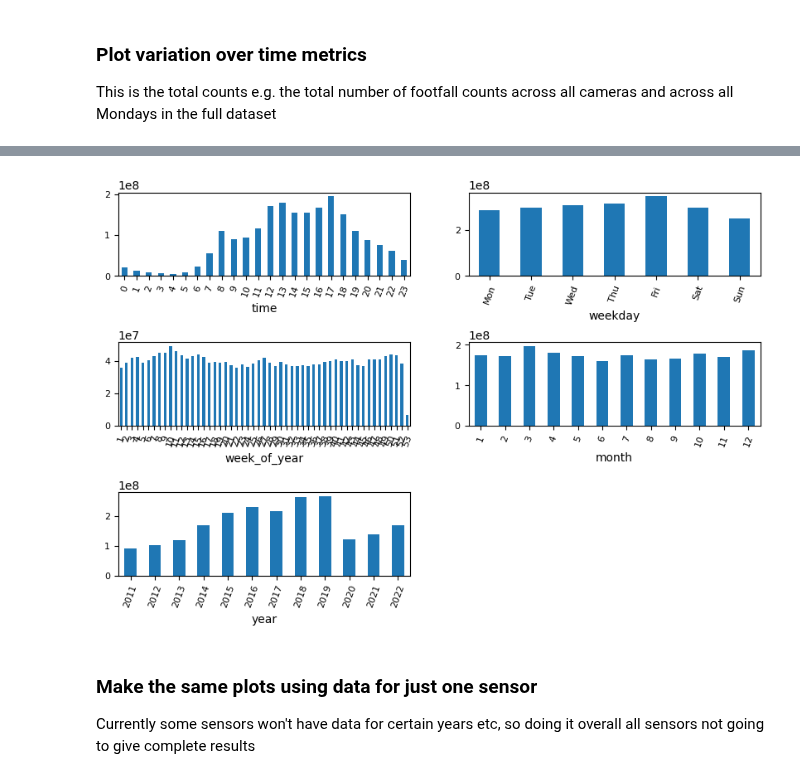
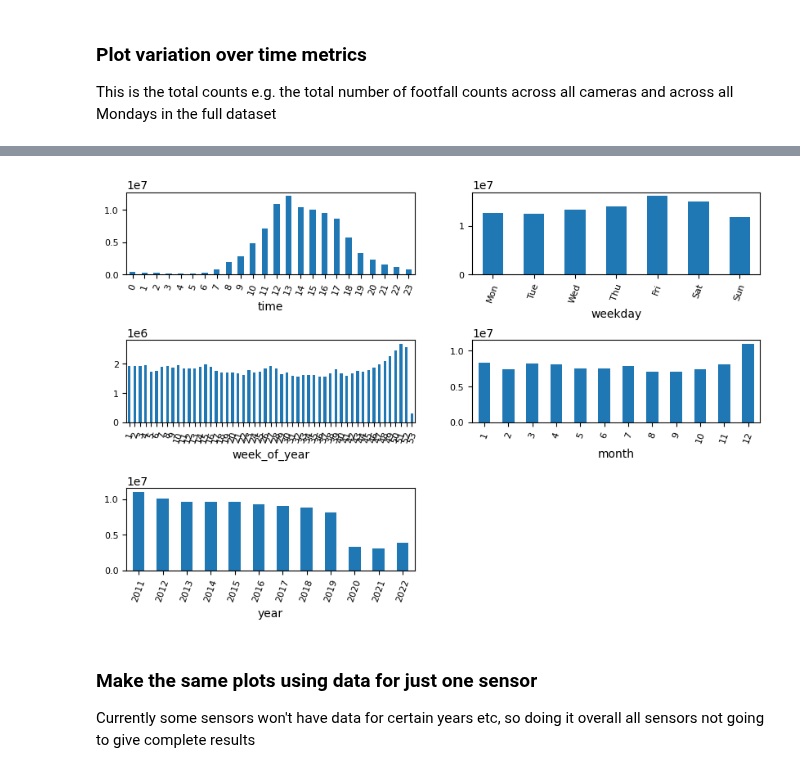
Before and after one commit to nickmalleson/footfall, a Jupyter notebook: MelbourneAnalysis/2. AnalysingData/ExploringFootfallDistribution.ipynb, the cells around one changed output, grey strips where cells are left out. Saved outputs shown, nothing was run; the diff lists cells and outputs as text; code cells hidden in the pictures.

Commit message:
plot with all sensors

```diff
--- a/MelbourneAnalysis/2. AnalysingData/ExploringFootfallDistribution.ipynb
+++ b/MelbourneAnalysis/2. AnalysingData/ExploringFootfallDistribution.ipynb
@@ -171,3 +171,14 @@ fig.savefig("SensorStartDates.PNG", bbox_inches="tight" )
 This is the total counts e.g. the total number of footfall counts across all cameras and across all Mondays in the full dataset
 # %%
 timeMetrics = ['time', 'weekday','week_of_year', 'month', 'year']
+# %%
+sensor_data_57 = sensor_data[sensor_data['sensor_id']==2]
+# %%
+fig, axs = plt.subplots(20, 4, figsize = (20,40))
+plt.subplots_adjust(hspace=0.8)
+
+#for ax_number, sensor_num in enumerate(np.unique(sensor_data['sensor_id'])):
+for i, ax in enumerate(axs.flat):
+    sensor_data_57 = sensor_data[sensor_data['sensor_id']==sensor_ids[i]]
+    sensor_data_57.groupby(['time'])['hourly_counts'].sum().plot.bar(ax=ax, rot=70, fontsize = 8)
+    ax.set_title(sensor_ids[i])
@@ -174,15 +191,15 @@ timeMetrics = ['time', 'weekday','week_of_year', 'month', 'year']
 # %%
 fig, axs = plt.subplots(3, 2, figsize = (10,6))
 plt.subplots_adjust(hspace=0.8)
 for i, ax in enumerate(axs.flat):
     if i==1:
-        sensor_data.groupby(['weekday'])['hourly_counts'].sum()[['Mon', 'Tue', 'Wed', 'Thu', 'Fri', 'Sat', 'Sun']].plot.bar(ax=ax, rot=70, fontsize = 8)
+        sensor_data_57.groupby(['weekday'])['hourly_counts'].sum()[['Mon', 'Tue', 'Wed', 'Thu', 'Fri', 'Sat', 'Sun']].plot.bar(ax=ax, rot=70, fontsize = 8)
     elif i <5:
-        sensor_data.groupby([timeMetrics[i]])['hourly_counts'].sum().plot.bar(ax=ax, rot=70, fontsize = 8)
+        sensor_data_57.groupby([timeMetrics[i]])['hourly_counts'].sum().plot.bar(ax=ax, rot=70, fontsize = 8)
     else:
         ax.remove()
 # %% [output]
-[figure, old version]
+[figure, new version]
 # %% [markdown]
 ### Make the same plots using data for just one sensor
 Currently some sensors won't have data for certain years etc, so doing it overall all sensors not going to give complete results
```
Also changed, not shown: parts of 2 cells of this notebook.
